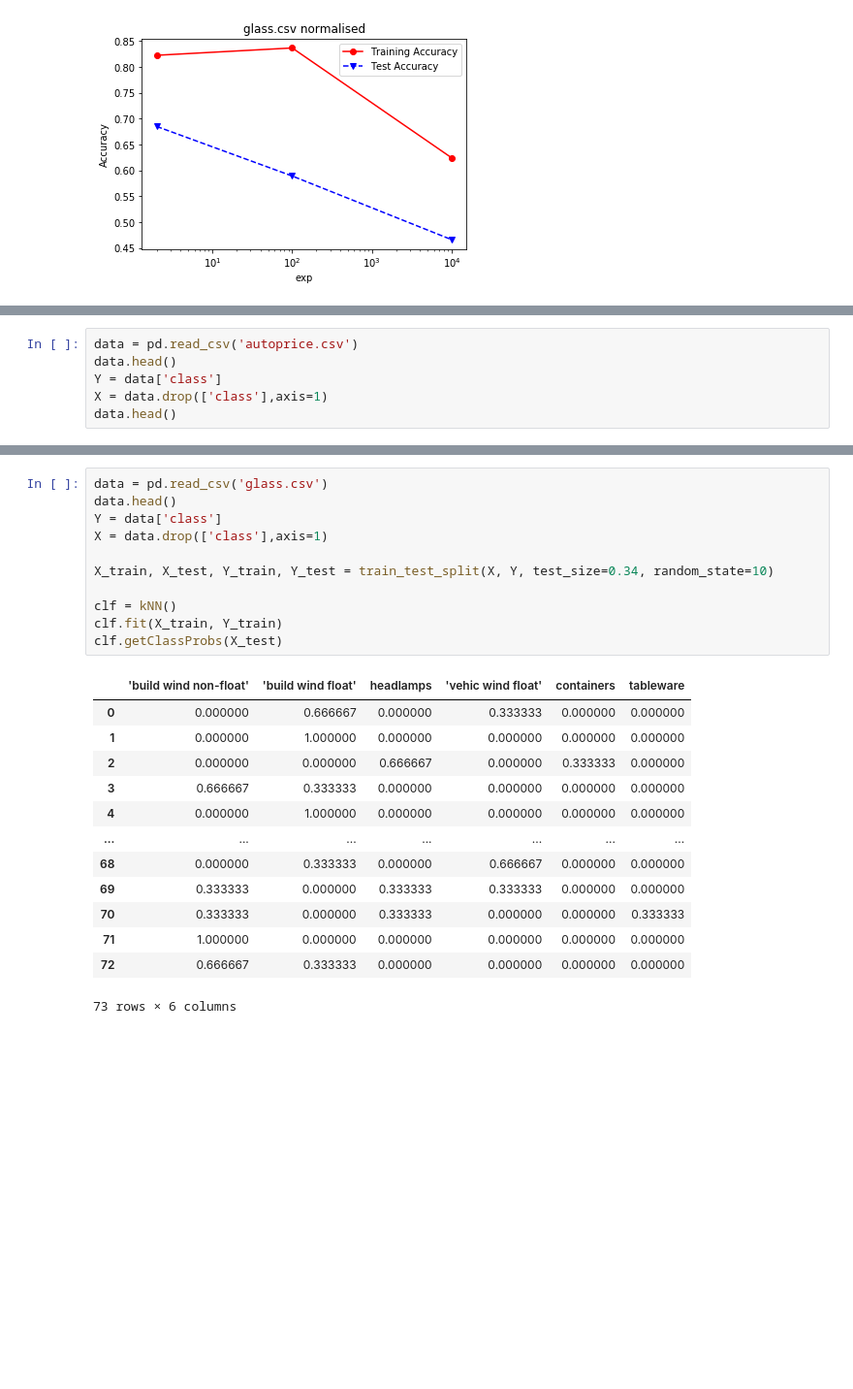
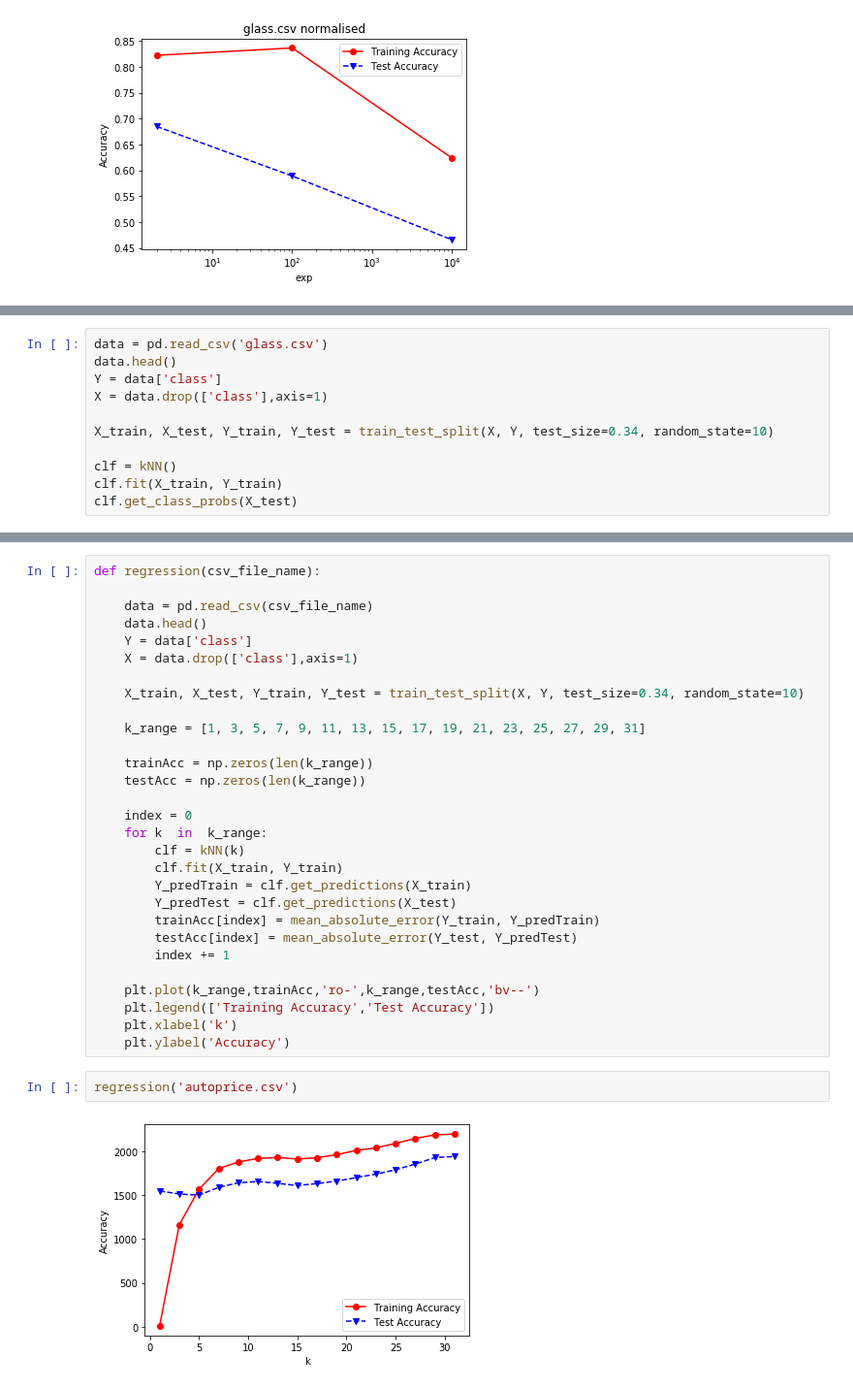
Before and after one commit to S010MON/machine_learning, a Jupyter notebook: Lab-02.ipynb, the cells around one changed output, grey strips where cells are left out. Shown: that part at 97% size. Cells and saved outputs as stored; diff of their text form; blank space fills up the shorter version.

```diff
--- a/Lab-02.ipynb
+++ b/Lab-02.ipynb
@@ -286,6 +290,11 @@ mean_absolute_error(y_true, y_pred)
 # %%
-data = pd.read_csv('autoprice.csv')
+data = pd.read_csv('glass.csv')
 data.head()
 Y = data['class']
 X = data.drop(['class'],axis=1)
-data.head()
+
+X_train, X_test, Y_train, Y_test = train_test_split(X, Y, test_size=0.34, random_state=10)
+
+clf = kNN()
+clf.fit(X_train, Y_train)
+clf.get_class_probs(X_test)
@@ -292,25 +315,33 @@ data.head()
-# %%
-data = pd.read_csv('glass.csv')
-data.head()
-Y = data['class']
-X = data.drop(['class'],axis=1)
-
-X_train, X_test, Y_train, Y_test = train_test_split(X, Y, test_size=0.34, random_state=10)
-
-clf = kNN()
-clf.fit(X_train, Y_train)
-clf.getClassProbs(X_test)
-# %% [output]
-|  | 'build wind non-float' | 'build wind float' | headlamps | 'vehic wind float' | containers | tableware |
-| 0 | 0.000000 | 0.666667 | 0.000000 | 0.333333 | 0.000000 | 0.000000 |
-| 1 | 0.000000 | 1.000000 | 0.000000 | 0.000000 | 0.000000 | 0.000000 |
-| 2 | 0.000000 | 0.000000 | 0.666667 | 0.000000 | 0.333333 | 0.000000 |
-| 3 | 0.666667 | 0.333333 | 0.000000 | 0.000000 | 0.000000 | 0.000000 |
-| 4 | 0.000000 | 1.000000 | 0.000000 | 0.000000 | 0.000000 | 0.000000 |
-| ... | ... | ... | ... | ... | ... | ... |
-| 68 | 0.000000 | 0.333333 | 0.000000 | 0.666667 | 0.000000 | 0.000000 |
-| 69 | 0.333333 | 0.000000 | 0.333333 | 0.333333 | 0.000000 | 0.000000 |
-| 70 | 0.333333 | 0.000000 | 0.333333 | 0.000000 | 0.000000 | 0.333333 |
-| 71 | 1.000000 | 0.000000 | 0.000000 | 0.000000 | 0.000000 | 0.000000 |
-| 72 | 0.666667 | 0.333333 | 0.000000 | 0.000000 | 0.000000 | 0.000000 |
-73 rows × 6 columns
+# %%
+def regression(csv_file_name):
+
+    data = pd.read_csv(csv_file_name)
+    data.head()
+    Y = data['class']
+    X = data.drop(['class'],axis=1)
+
+    X_train, X_test, Y_train, Y_test = train_test_split(X, Y, test_size=0.34, random_state=10)
+
+    k_range = [1, 3, 5, 7, 9, 11, 13, 15, 17, 19, 21, 23, 25, 27, 29, 31]
+
+    trainAcc = np.zeros(len(k_range))
+    testAcc = np.zeros(len(k_range))
+
+    index = 0
+    for k  in  k_range:
+        clf = kNN(k)
+        clf.fit(X_train, Y_train)
+        Y_predTrain = clf.get_predictions(X_train)
+        Y_predTest = clf.get_predictions(X_test)
+        trainAcc[index] = mean_absolute_error(Y_train, Y_predTrain)
+        testAcc[index] = mean_absolute_error(Y_test, Y_predTest)
+        index += 1
+
+    plt.plot(k_range,trainAcc,'ro-',k_range,testAcc,'bv--')
+    plt.legend(['Training Accuracy','Test Accuracy'])
+    plt.xlabel('k')
+    plt.ylabel('Accuracy')
+# %%
+regression('autoprice.csv')
+# %% [output]
+[figure, added]
```
Also changed, not shown: parts of 6 cells of this notebook, 1 other file.
